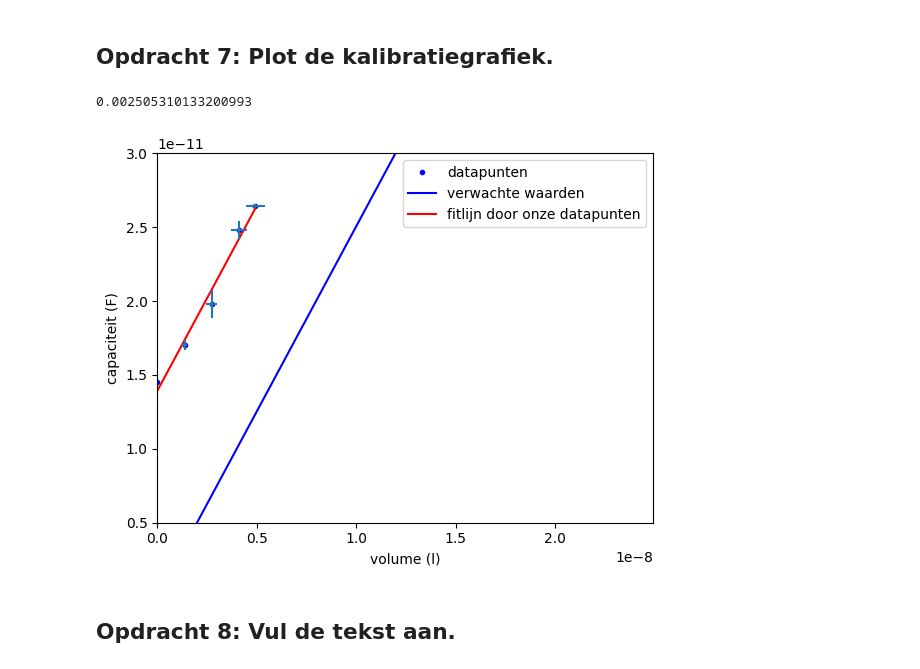
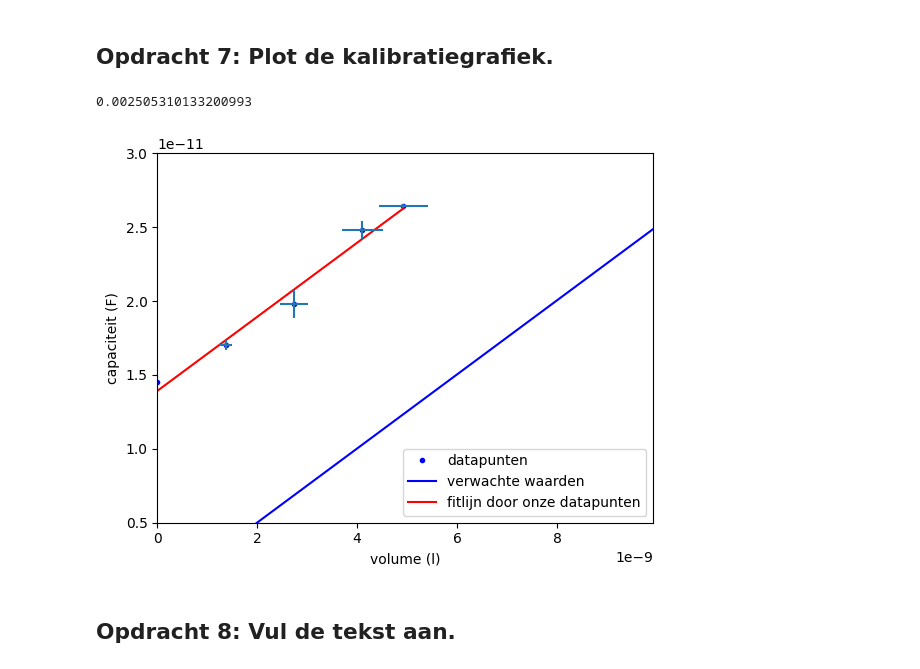
Before and after one commit to sjiemen/DEF_opdrachten_fork, a Jupyter notebook: FysiekeOntwerpopdrachten/2OntwerpEenSensorCondensator/DEFOntwerpopdracht2OntwerpEenSensorInvulTemplate.ipynb, the cells around one changed output. Drawn from its saved outputs; the diff is of its cells as text; code cells hidden in the pictures.

```diff
--- a/FysiekeOntwerpopdrachten/2OntwerpEenSensorCondensator/DEFOntwerpopdracht2OntwerpEenSensorInvulTemplate.ipynb
+++ b/FysiekeOntwerpopdrachten/2OntwerpEenSensorCondensator/DEFOntwerpopdracht2OntwerpEenSensorInvulTemplate.ipynb
@@ -128,35 +128,35 @@ def function(x,a,b):
     return a*x+b
 #vlakkeplaat(epsilon,A,d)
 
 
 values, covariance = curve_fit(function, volume, capaciteit)
 x_fit = np.linspace(0, max(volume), 300)
 y_fit = function(x_fit,*values)
 print(values[0])
 
 capaciteit_err = np.abs(function(volume,*values)-capaciteit)
 volume_err = 0.1 * volume
 
 verwacht_volume = c/values[0]
 v_verwacht = np.array([verwacht_volume[0],verwacht_volume[10],verwacht_volume[-1]])
 C_verwacht = np.array([c[0],c[10],c[-1]])
 popt, pcov = curve_fit(function,v_verwacht,C_verwacht)
 x_nieuw = np.linspace(0,max(v_verwacht),300)
 
 plt.figure()
 plt.plot(volume, capaciteit,'b.', label = 'datapunten')
 plt.plot(x_nieuw, function(x_nieuw,*popt),'b-', label = 'verwachte waarden')
-plt.xlim(0,max(volume+2*10**-8))
+plt.xlim(0,max(volume+0.5*10**-8))
 plt.ylim(0.5e-11,0.3e-10)
 plt.plot(x_fit,y_fit,'r-', label = 'fitlijn door onze datapunten')
 plt.errorbar(volume,capaciteit,capaciteit_err,volume_err, fmt = 'none')
 plt.xlabel(r'volume (l)')
 plt.ylabel(r'capaciteit (F)')
 plt.legend()
 plt.show()
 # %% [output]
 0.002505310133200993
-[figure, old version]
+[figure, new version]
 # %% [markdown]
 ## Opdracht 8: Vul de tekst aan.
 # %% [markdown]
```
Also changed, not shown: parts of 1 cell of this notebook.
